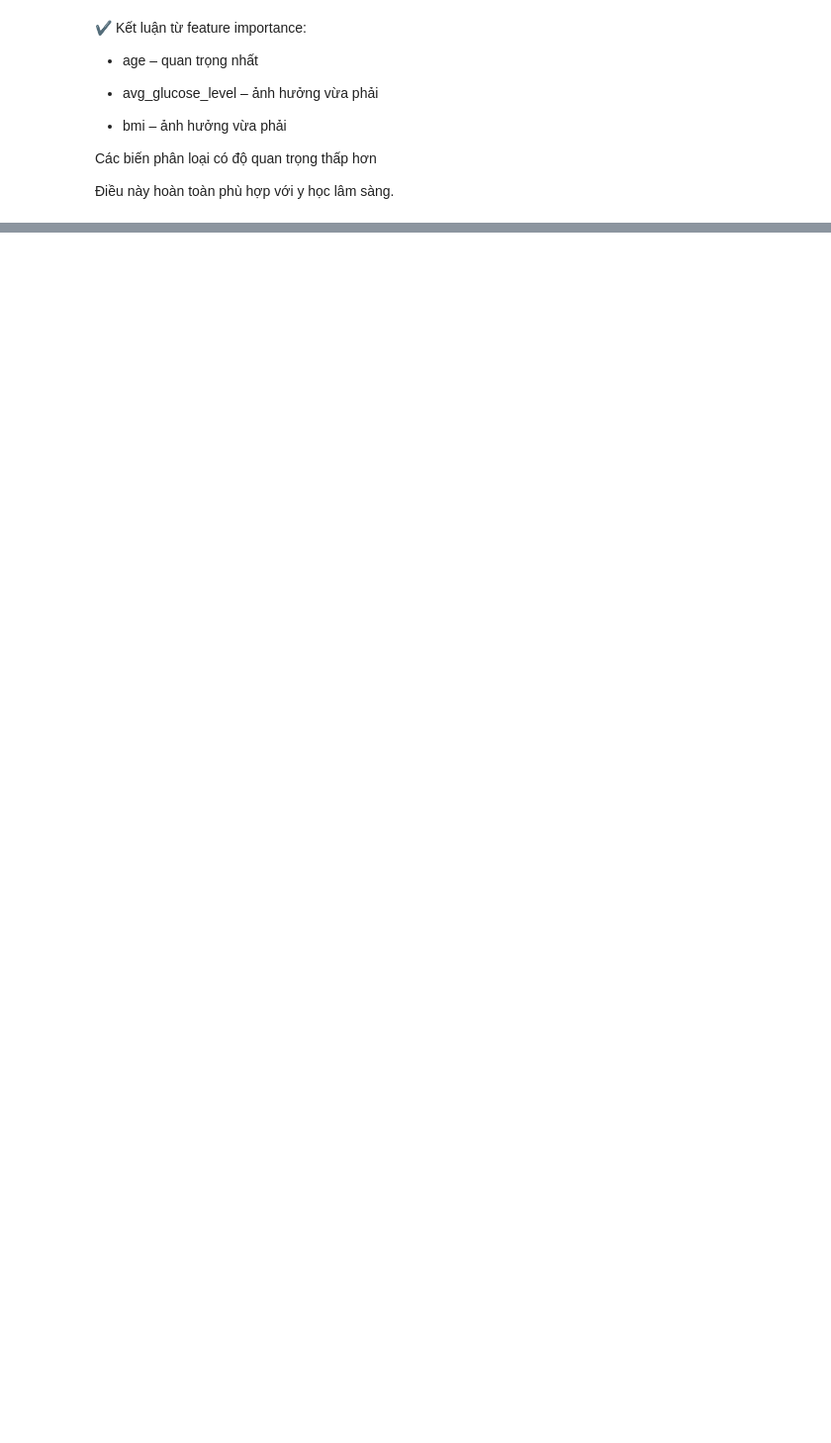
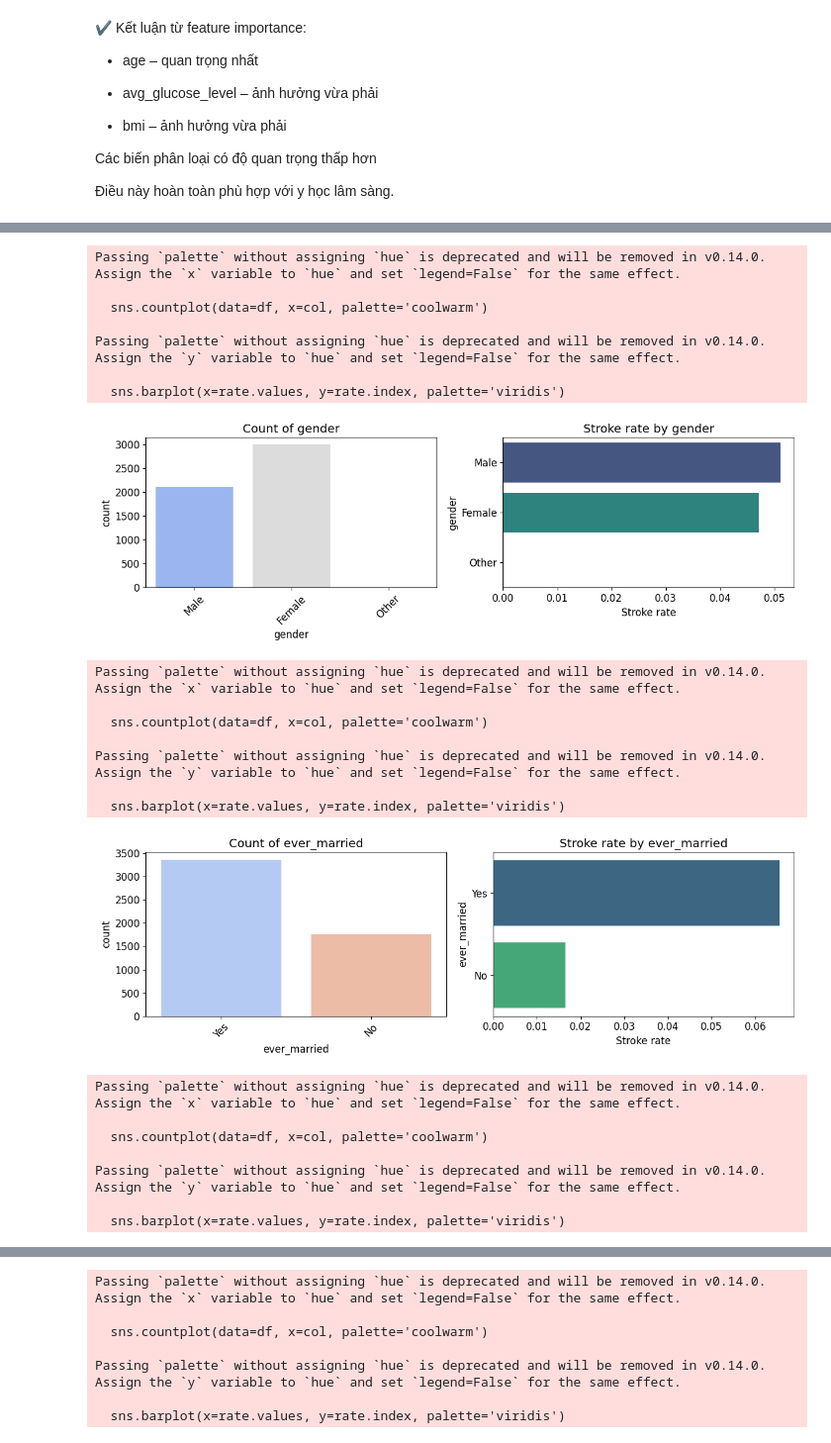
Before and after one commit to Toan510/DataAnalyst_STROKE, a Jupyter notebook: exerciese/DOAN_CUOIKY/phancum_phannhom_trucquanhoa.ipynb, the cells around one changed output, grey strips where cells are left out. Shown at 99% size. Cells and saved outputs as stored; diff of their text form; code cells hidden in the pictures; blank space fills up the shorter version.

```diff
--- a/exerciese/DOAN_CUOIKY/phancum_phannhom_trucquanhoa.ipynb
+++ b/exerciese/DOAN_CUOIKY/phancum_phannhom_trucquanhoa.ipynb
@@ -801,0 +709,42 @@ plt.show()
+# %%
+
+cat_plot_cols = ['gender','ever_married','work_type','Residence_type','smoking_status']
+for col in cat_plot_cols:
+    plt.figure(figsize=(12,4))
+    plt.subplot(1,2,1)
+    sns.countplot(data=df, x=col, palette='coolwarm')
+    plt.xticks(rotation=45)
+    plt.title(f'Count of {col}')
+
+    plt.subplot(1,2,2)
+    rate = df.groupby(col)['stroke'].mean().sort_values(ascending=False)
+    sns.barplot(x=rate.values, y=rate.index, palette='viridis')
+    plt.xlabel('Stroke rate')
+    plt.title(f'Stroke rate by {col}')
+
+    plt.tight_layout()
+    plt.show()
+# %% [output]
+Passing `palette` without assigning `hue` is deprecated and will be removed in v0.14.0. Assign the `x` variable to `hue` and set `legend=False` for the same effect.
+
+  sns.countplot(data=df, x=col, palette='coolwarm')
+
+Passing `palette` without assigning `hue` is deprecated and will be removed in v0.14.0. Assign the `y` variable to `hue` and set `legend=False` for the same effect.
+
+  sns.barplot(x=rate.values, y=rate.index, palette='viridis')
+[figure, added]
+Passing `palette` without assigning `hue` is deprecated and will be removed in v0.14.0. Assign the `x` variable to `hue` and set `legend=False` for the same effect.
+
+  sns.countplot(data=df, x=col, palette='coolwarm')
+
+Passing `palette` without assigning `hue` is deprecated and will be removed in v0.14.0. Assign the `y` variable to `hue` and set `legend=False` for the same effect.
+
+  sns.barplot(x=rate.values, y=rate.index, palette='viridis')
+[figure, added]
+Passing `palette` without assigning `hue` is deprecated and will be removed in v0.14.0. Assign the `x` variable to `hue` and set `legend=False` for the same effect.
+
+  sns.countplot(data=df, x=col, palette='coolwarm')
+
+Passing `palette` without assigning `hue` is deprecated and will be removed in v0.14.0. Assign the `y` variable to `hue` and set `legend=False` for the same effect.
+
+  sns.barplot(x=rate.values, y=rate.index, palette='viridis')
@@ -801,0 +752,7 @@ plt.show()
+Passing `palette` without assigning `hue` is deprecated and will be removed in v0.14.0. Assign the `x` variable to `hue` and set `legend=False` for the same effect.
+
+  sns.countplot(data=df, x=col, palette='coolwarm')
+
+Passing `palette` without assigning `hue` is deprecated and will be removed in v0.14.0. Assign the `y` variable to `hue` and set `legend=False` for the same effect.
+
+  sns.barplot(x=rate.values, y=rate.index, palette='viridis')
```
Also changed, not shown: parts of 33 cells of this notebook.
